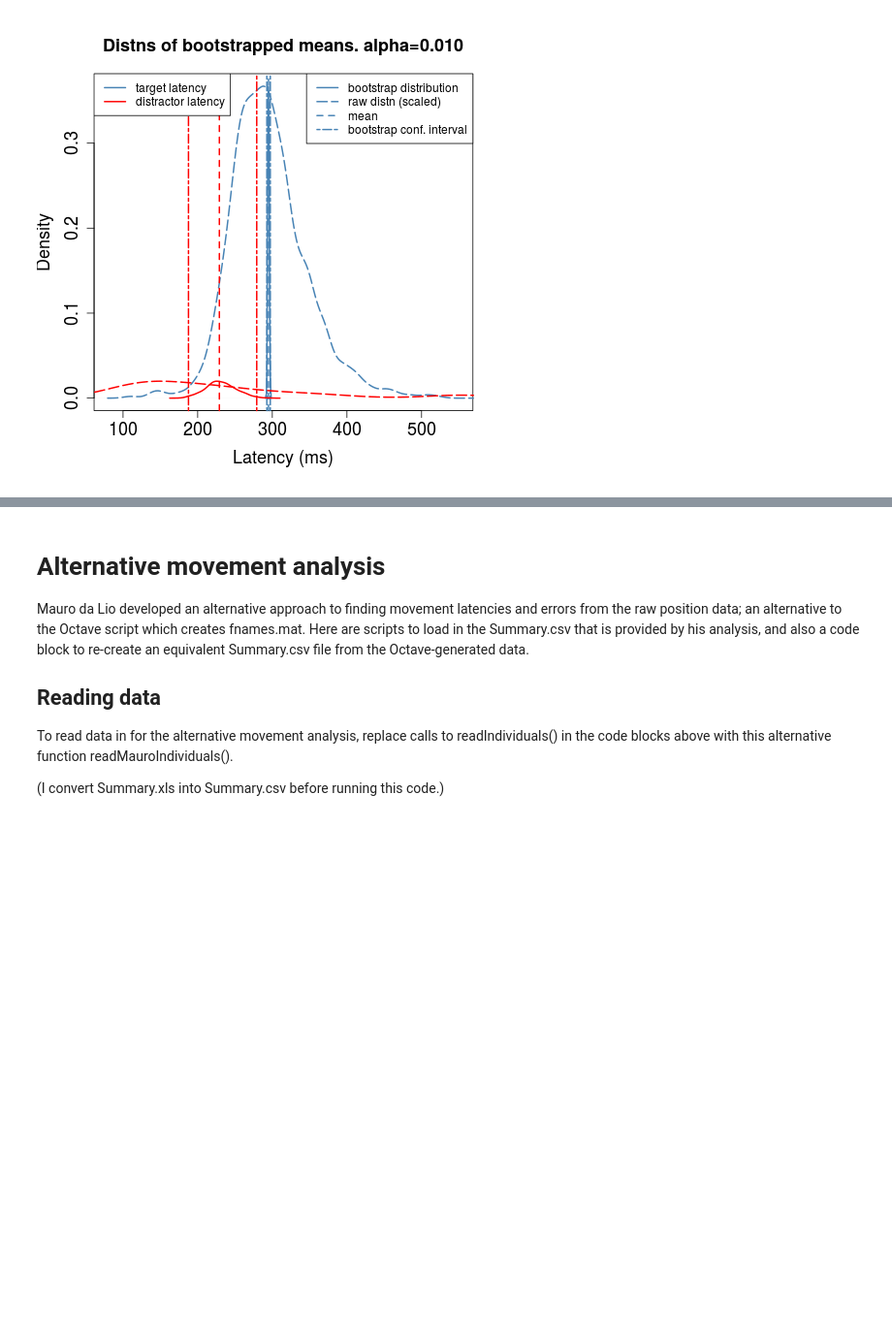
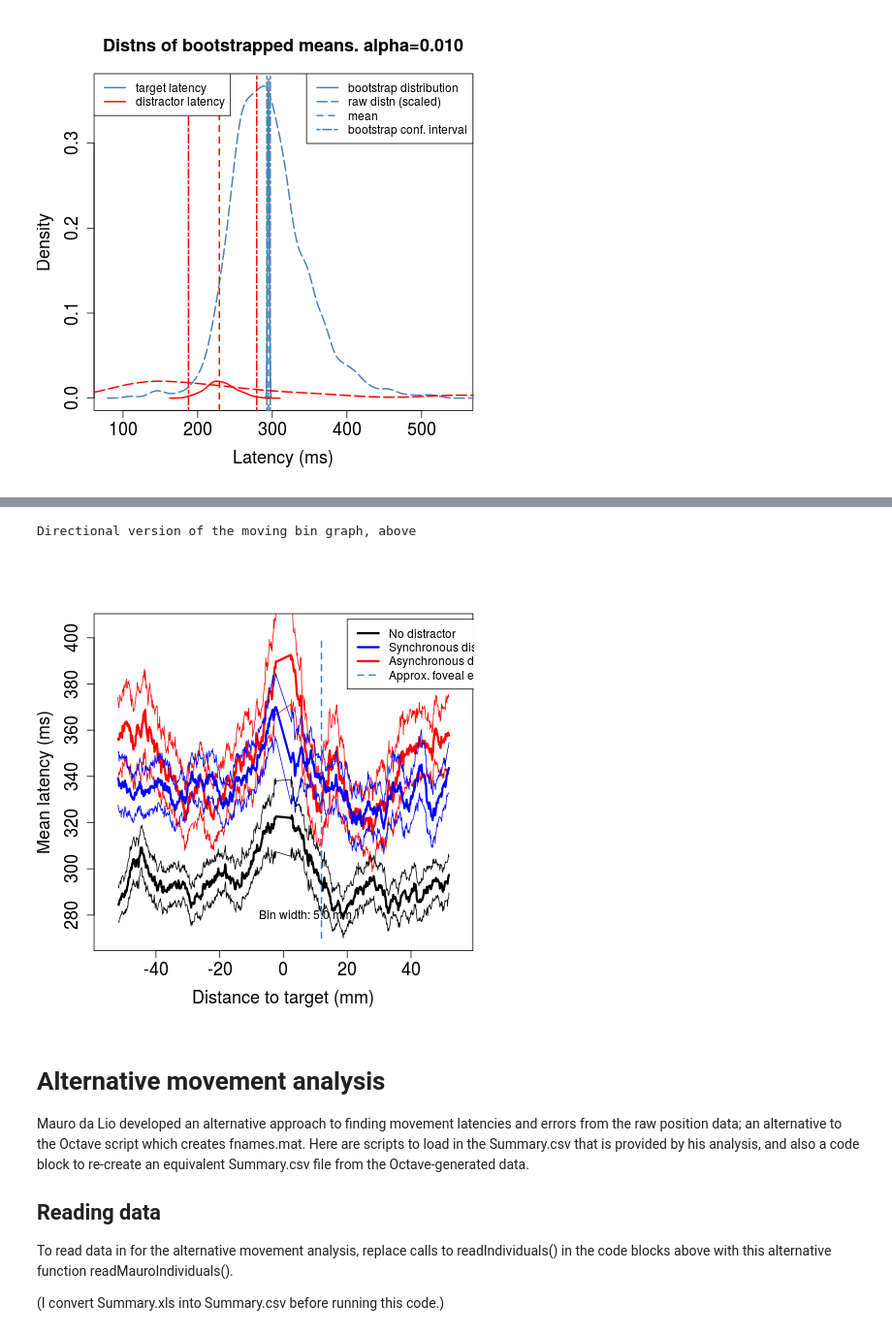
Before and after one commit to ABRG-Models/linetask2014, a Jupyter notebook: analysis/Anova.ipynb, the cells around one changed output, grey strips where cells are left out. Shown at 97% size. Cells and saved outputs as stored; diff of their text form; code cells hidden in the pictures; blank space fills up the shorter version.

```diff
--- a/analysis/Anova.ipynb
+++ b/analysis/Anova.ipynb
@@ -2372,3 +2414,9 @@ Image(filename='./r_images/nodist_targ_vs_dist.png')
+# %%
+print 'Directional version of the moving bin graph, above'
+Image(filename='r_images/movingbin_latvsdir.png')
+# %% [output]
+Directional version of the moving bin graph, above
+[figure, added]
 # %% [markdown]
 # Alternative movement analysis
 
```
Also changed, not shown: parts of 10 cells of this notebook, 3 other files.
